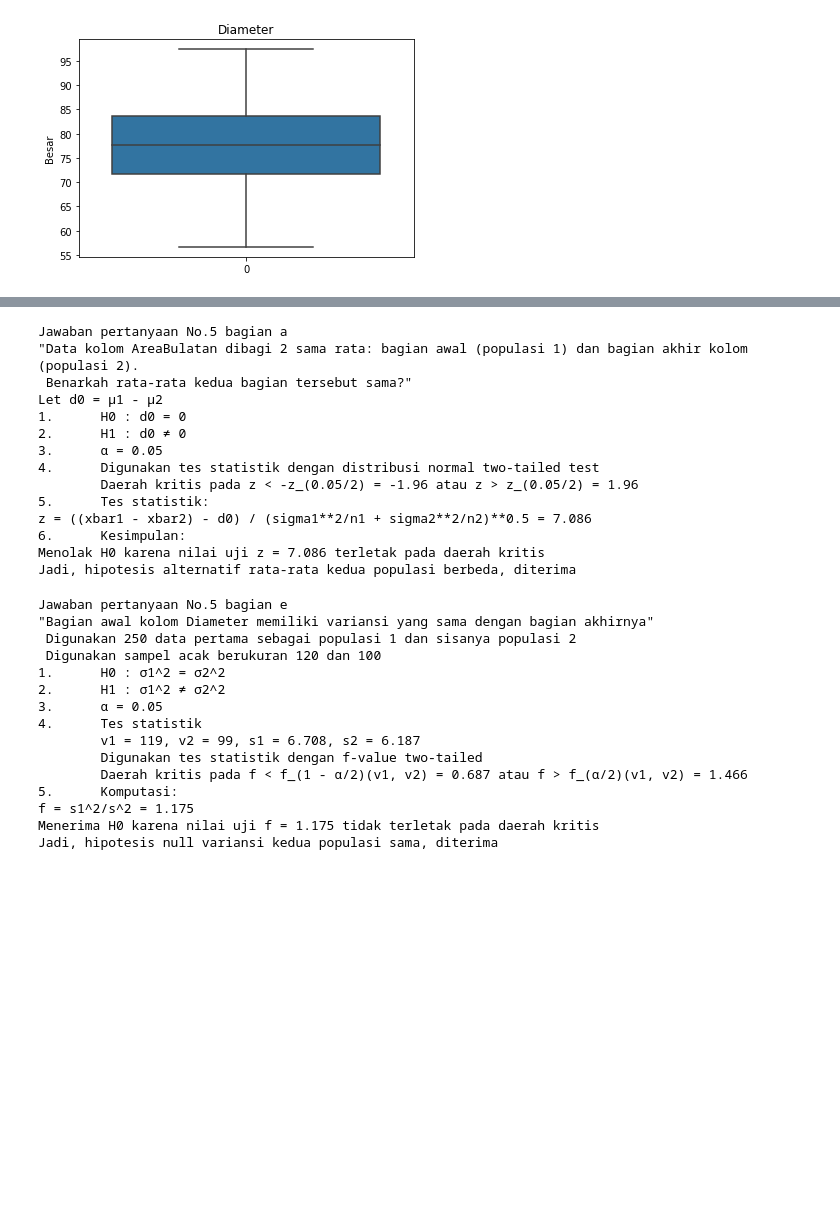
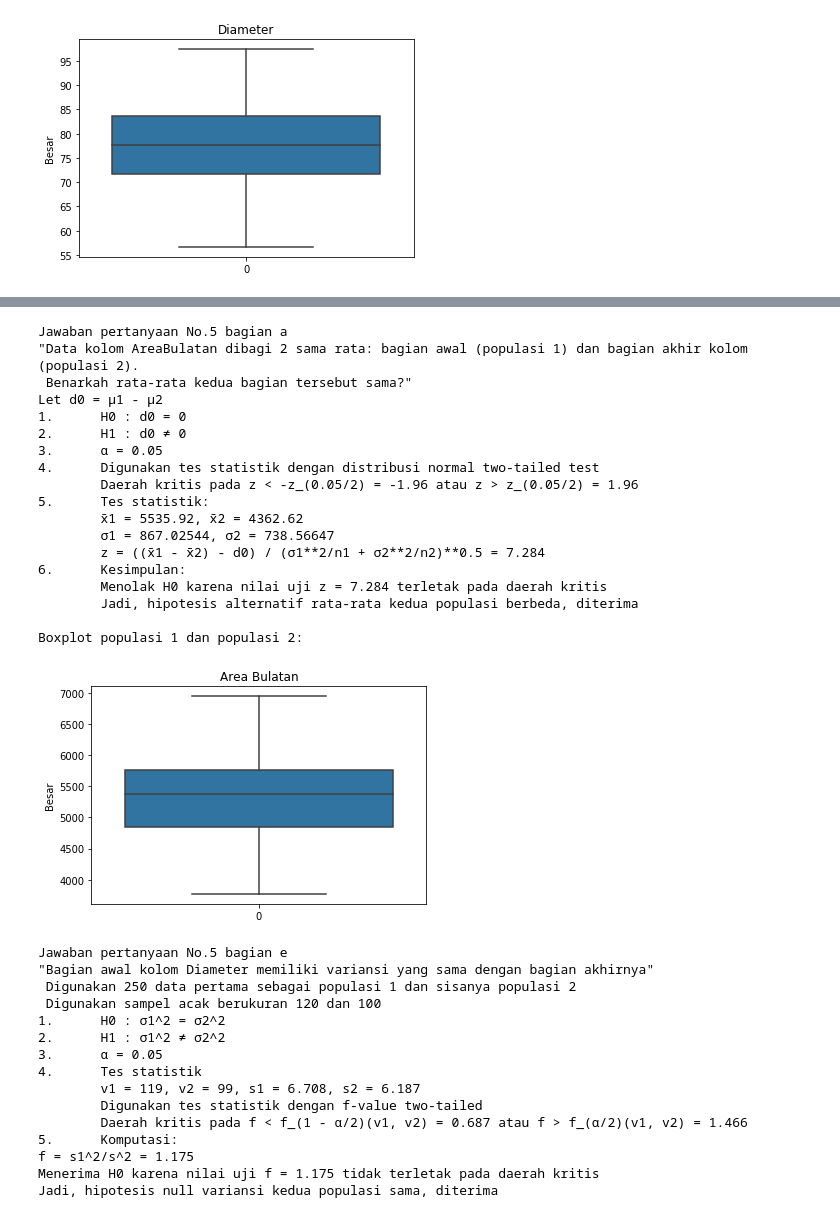
Before and after one commit to Rexy-Gamaliel/Tubes-IF2220, a Jupyter notebook: Tubes_fix.ipynb, the cells around one changed output, grey strips where cells are left out. Drawn from its saved outputs; the diff is of its cells as text; code cells hidden in the pictures; blank space fills up the shorter version.

```diff
--- a/Tubes_fix.ipynb
+++ b/Tubes_fix.ipynb
@@ -27,6 +27,27 @@ def DrawBoxplot(i):
     sns.boxplot(data=df[i])
     plt.title(mapping[i])
     plt.ylabel("Besar")
+
+def DrawBoxplotFromDF(dataframe):
+    sns.boxplot(data = dataframe)
+    plt.title(mapping[dataframe.name])
+    plt.ylabel("Besar")
+
+def DrawBoxplotFrom2DF(dataframe1, dataframe2):
+    '''fig, (ax1, ax2) = plt.subplots(1, 2)
+    ax1 = sns.boxplot(data=dataframe1)
+    ax2 = sns.boxplot(data=dataframe2)'''
+    #ax1 = dataframe1.boxplot(return_type='axes')
+    #ax2 = dataframe2.boxplot(ax = ax1)
+    sns.boxplot(data=dataframe1)
+    sns.boxplot(data=dataframe2)
+    plt.title("{} dan {}".format(mapping[dataframe1.name], mapping[dataframe2.name]))
+    plt.ylabel("Besar")
+    plt.show()
+    '''
+    boxplot1 = sns.boxplot(data=dataframe1)
+    sns.boxplot(data = dataframe2, ax=boxplot1)
+    '''
 
 def DescribeData(i):
     data=df[i]
@@ -319,10 +393,10 @@ def Answer5a():
     # Variables
     populasi1 = df[5][:250]
     populasi2 = df[5][250:]
-    n1 = n2 = 50
+    n1 = n2 = 50                        # ukuran sampel
     sample1 = populasi1.sample(n1)
     sample2 = populasi2.sample(n2)
-    sigma1 = populasi1.std()
+    sigma1 = populasi1.std()            # standar deviasi populasi
     sigma2 = populasi2.std()
     d0 = 0
     α = 0.05
@@ -333,41 +407,55 @@ def Answer5a():
     print("3.\tα = {}".format(α))
 
     print("4.\tDigunakan tes statistik dengan distribusi normal two-tailed test")
+    # Titik kiri dan kanan dari daerah kritis
     min_za, za = stats.norm.interval(1 - α, loc=0, scale=1)
     print("  \tDaerah kritis pada z < -z_({}/2) = {} atau z > z_({}/2) = {}".format(α, round(min_za, 3), α, round(za, 3)))
 
     print("5.\tTes statistik:")
     xbar1 = sample1.mean()
     xbar2 = sample2.mean()
     z = ((xbar1 - xbar2) - d0) / (sigma1**2/n1 + sigma2**2/n2)**0.5
-    print("z = ((xbar1 - xbar2) - d0) / (sigma1**2/n1 + sigma2**2/n2)**0.5 = {}".format(round(z, 3)))
+    print("  \tx̄1 = {}, x̄2 = {}".format(round(xbar1, 5), round(xbar2, 5)))
+    print("  \tσ1 = {}, σ2 = {}".format(round(sigma1, 5), round(sigma2, 5)))
+    print("  \tz = ((x̄1 - x̄2) - d0) / (σ1**2/n1 + σ2**2/n2)**0.5 = {}".format(round(z, 3)))
 
     print("6.\tKesimpulan:")
     if (z < min_za or z > za):
         # z pada daerah kritis
-        print("Menolak H0 karena nilai uji z = {} terletak pada daerah kritis".format(round(z, 3)))
-        print("Jadi, hipotesis alternatif rata-rata kedua populasi berbeda, diterima")
+        print("\tMenolak H0 karena nilai uji z = {} terletak pada daerah kritis".format(round(z, 3)))
+        print("\tJadi, hipotesis alternatif rata-rata kedua populasi berbeda, diterima")
     else:
         # z di luar daerah kritis
-        print("Tidak menolak H0 karena nilai uji z = {} tidak terletak pada daerah kritis".format(round(z, 3)))
-        print("Jadi, hipotesis null rata-rata kedua populasi sama, diterima")
+        print("\tTidak menolak H0 karena nilai uji z = {} tidak terletak pada daerah kritis".format(round(z, 3)))
+        print("\tJadi, hipotesis null rata-rata kedua populasi sama, diterima")
+
+    print()
+    print("Boxplot populasi 1 dan populasi 2:")
+    #DrawBoxplotFrom2DF(populasi1, populasi2)
+    DrawBoxplotFromDF(df[5].head(250))
+    #DrawBoxplotFromDF(df[5].tail(250))
 
 Answer5a()
 # %% [output]
 Jawaban pertanyaan No.5 bagian a
 "Data kolom AreaBulatan dibagi 2 sama rata: bagian awal (populasi 1) dan bagian akhir kolom (populasi 2).
  Benarkah rata-rata kedua bagian tersebut sama?"
 Let d0 = μ1 - μ2
 1.      H0 : d0 = 0
 2.      H1 : d0 ≠ 0
 3.      α = 0.05
 4.      Digunakan tes statistik dengan distribusi normal two-tailed test
         Daerah kritis pada z < -z_(0.05/2) = -1.96 atau z > z_(0.05/2) = 1.96
 5.      Tes statistik:
-z = ((xbar1 - xbar2) - d0) / (sigma1**2/n1 + sigma2**2/n2)**0.5 = 7.086
+        x̄1 = 5535.92, x̄2 = 4362.62
+        σ1 = 867.02544, σ2 = 738.56647
+        z = ((x̄1 - x̄2) - d0) / (σ1**2/n1 + σ2**2/n2)**0.5 = 7.284
 6.      Kesimpulan:
-Menolak H0 karena nilai uji z = 7.086 terletak pada daerah kritis
-Jadi, hipotesis alternatif rata-rata kedua populasi berbeda, diterima
+        Menolak H0 karena nilai uji z = 7.284 terletak pada daerah kritis
+        Jadi, hipotesis alternatif rata-rata kedua populasi berbeda, diterima
+
+Boxplot populasi 1 dan populasi 2:
+[figure, added]
 # %%
 def Answer5b():
     print("Jawaban pertanyaan No.5 bagian b")
```
Also changed, not shown: parts of 6 cells of this notebook.
